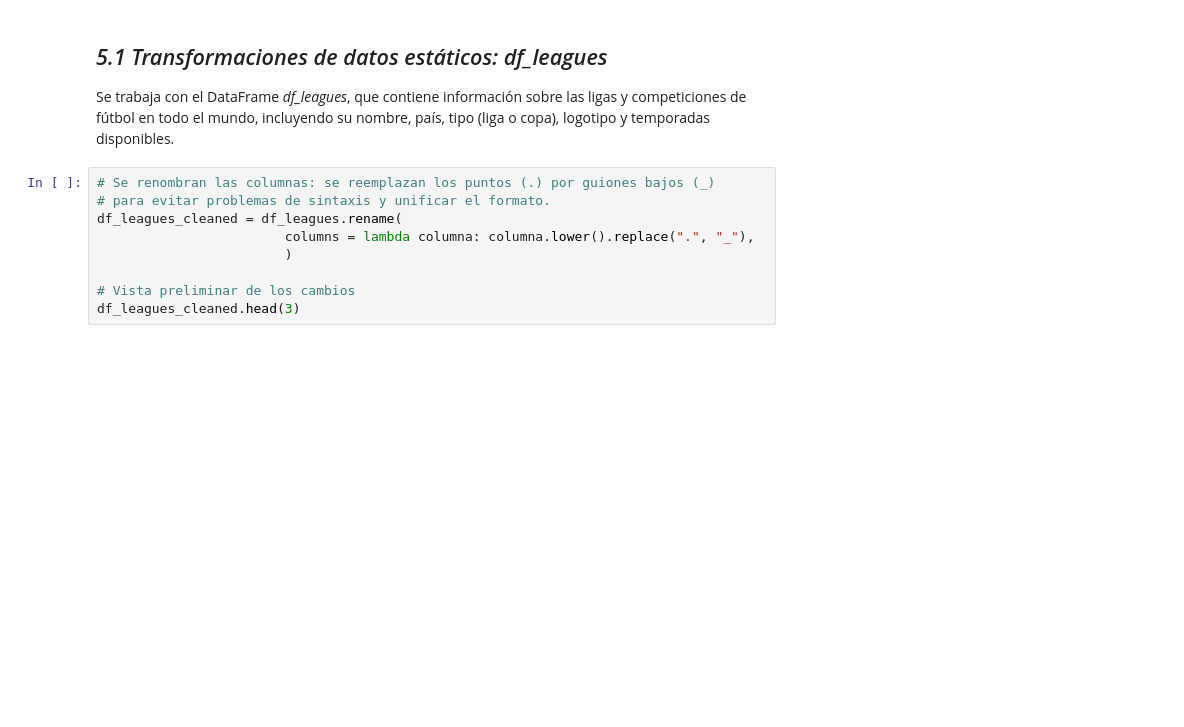
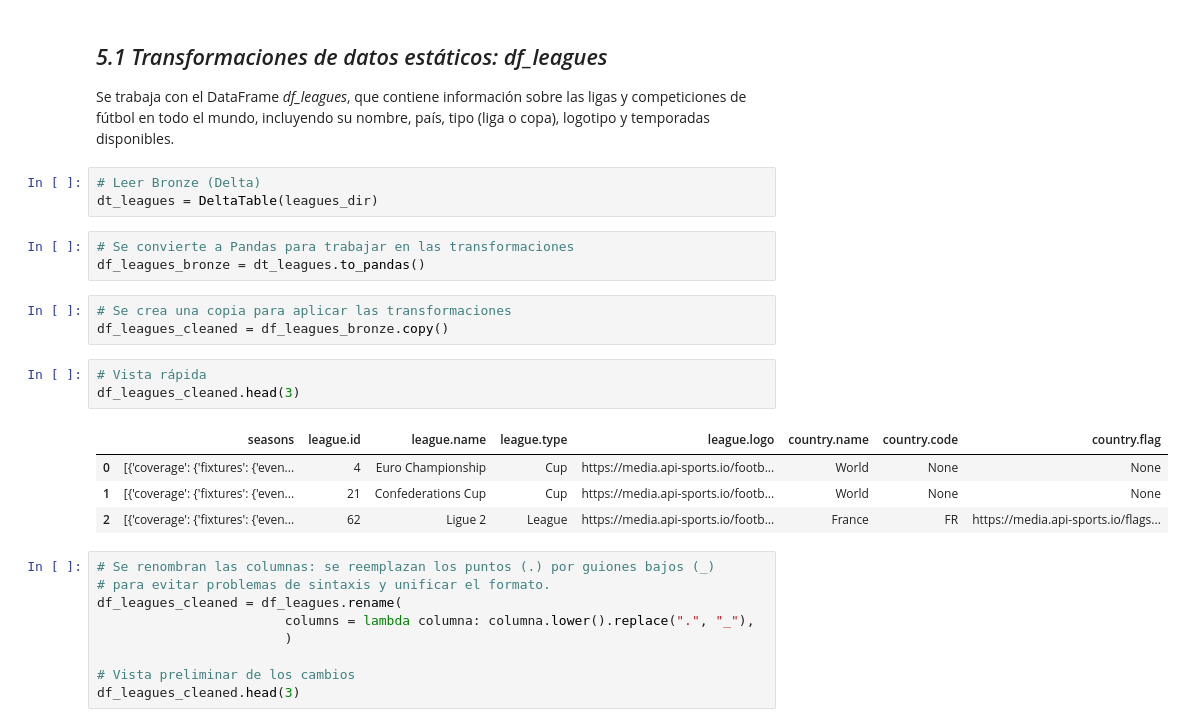
Before and after one commit to fernandezelias/ETL_api_football, a Jupyter notebook: ETL_API_Football.ipynb.ipynb, the cells around one changed output. Saved outputs shown, nothing was run; the diff lists cells and outputs as text; blank space fills up the shorter version.

Commit message:
Lectura desde Bronze df_leagues

```diff
--- a/ETL_API_Football.ipynb.ipynb
+++ b/ETL_API_Football.ipynb.ipynb
@@ -273,6 +273,23 @@ Los datos resultantes de este proceso se almacenan en la capa *Silver* en format
 # %% [markdown]
 ## *5.1 Transformaciones de datos estáticos: df_leagues*
 Se trabaja con el DataFrame *df_leagues*, que contiene información sobre las ligas y competiciones de fútbol en todo el mundo, incluyendo su nombre, país, tipo (liga o copa), logotipo y temporadas disponibles.
+# %%
+# Leer Bronze (Delta)
+dt_leagues = DeltaTable(leagues_dir)
+# %%
+# Se convierte a Pandas para trabajar en las transformaciones
+df_leagues_bronze = dt_leagues.to_pandas()
+# %%
+# Se crea una copia para aplicar las transformaciones
+df_leagues_cleaned = df_leagues_bronze.copy()
+# %%
+# Vista rápida
+df_leagues_cleaned.head(3)
+# %% [output]
+|  | seasons | league.id | league.name | league.type | league.logo | country.name | country.code | country.flag |
+| 0 | [{'coverage': {'fixtures': {'even... | 4 | Euro Championship | Cup | https://media.api-sports.io/footb... | World | None | None |
+| 1 | [{'coverage': {'fixtures': {'even... | 21 | Confederations Cup | Cup | https://media.api-sports.io/footb... | World | None | None |
+| 2 | [{'coverage': {'fixtures': {'even... | 62 | Ligue 2 | League | https://media.api-sports.io/footb... | France | FR | https://media.api-sports.io/flags... |
 # %%
 # Se renombran las columnas: se reemplazan los puntos (.) por guiones bajos (_)
 # para evitar problemas de sintaxis y unificar el formato.
```
Also changed, not shown: parts of 14 cells of this notebook.
